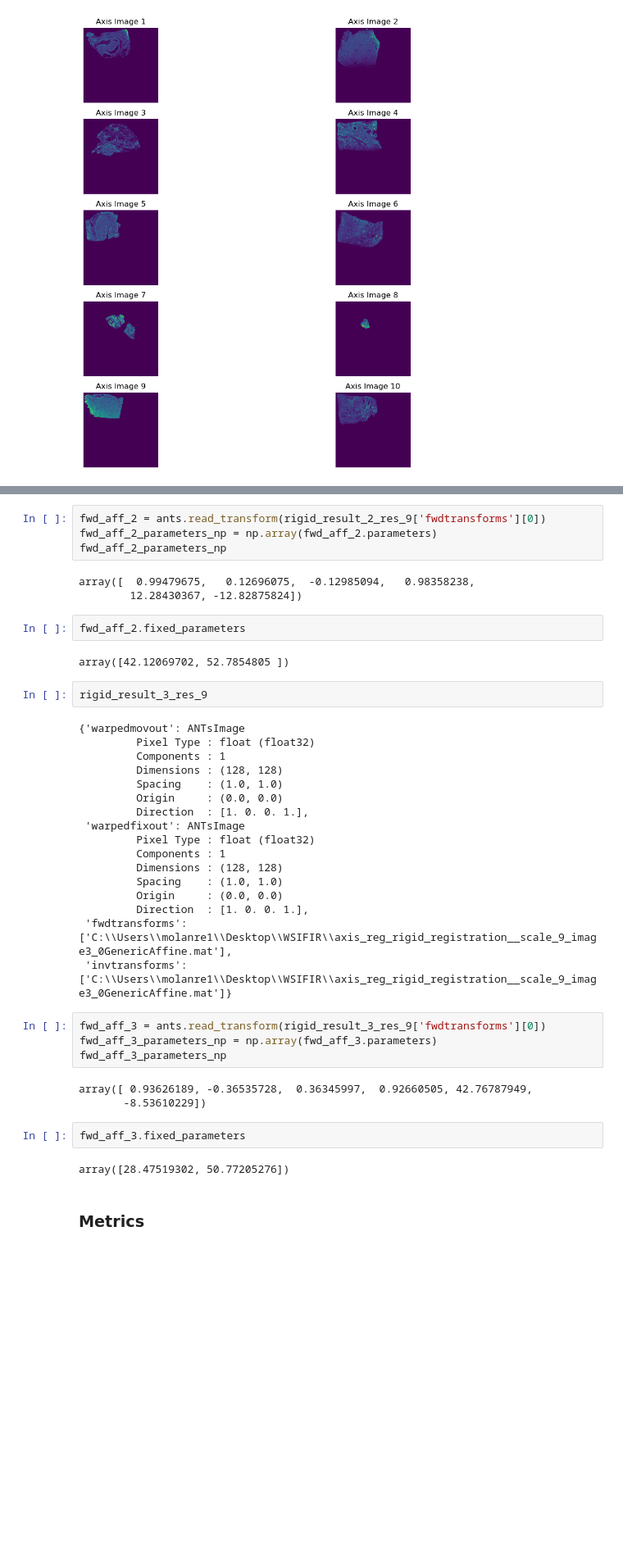
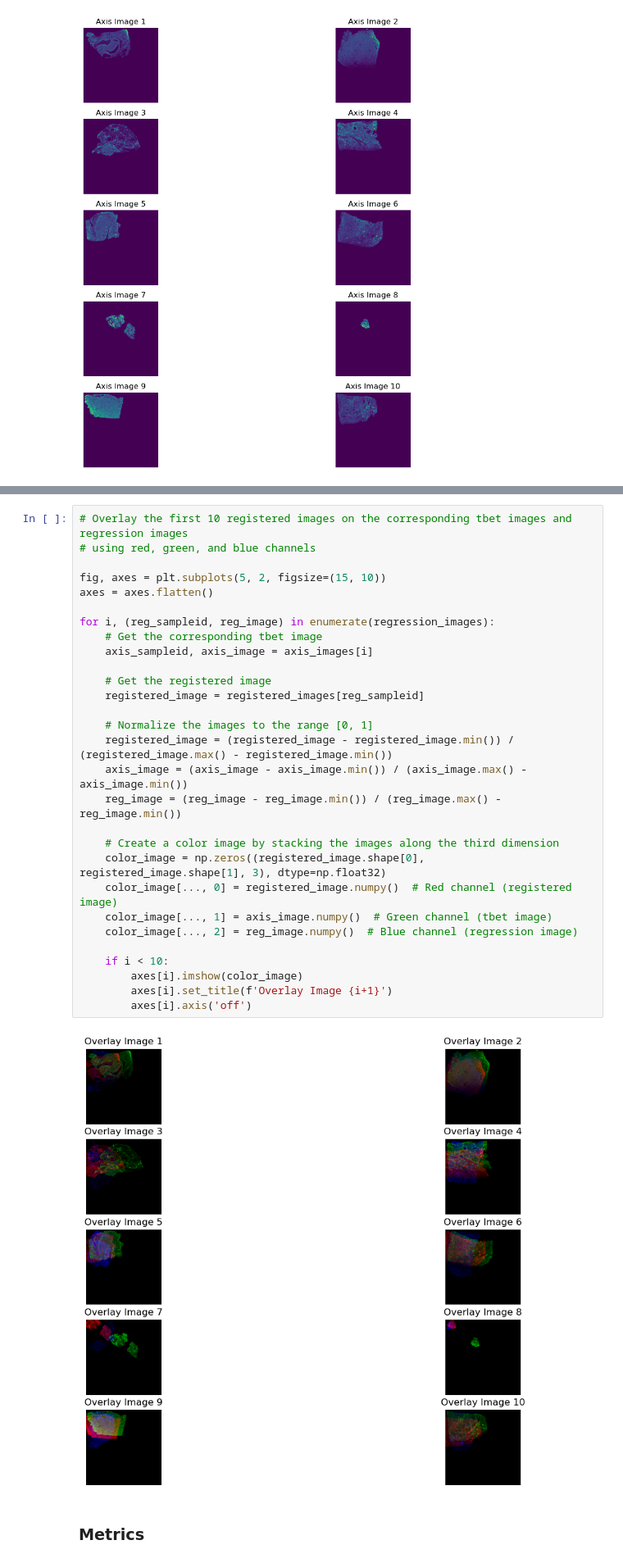
Before and after one commit to Olamiknight/WSIFIR, a Jupyter notebook: Axis_Reg_Registration.ipynb, the cells around one changed output, grey strips where cells are left out. Shown at 82% size. Saved outputs shown, nothing was run; the diff lists cells and outputs as text; blank space fills up the shorter version.

```diff
--- a/Axis_Reg_Registration.ipynb
+++ b/Axis_Reg_Registration.ipynb
@@ -478,43 +449,33 @@ rigid_result_1_res_9
-# %%
-fwd_aff_2 = ants.read_transform(rigid_result_2_res_9['fwdtransforms'][0])
-fwd_aff_2_parameters_np = np.array(fwd_aff_2.parameters)
-fwd_aff_2_parameters_np
-# %% [output]
-array([  0.99479675,   0.12696075,  -0.12985094,   0.98358238,
-        12.28430367, -12.82875824])
-# %%
-fwd_aff_2.fixed_parameters
-# %% [output]
-array([42.12069702, 52.7854805 ])
-# %%
-rigid_result_3_res_9
-# %% [output]
-{'warpedmovout': ANTsImage
-         Pixel Type : float (float32)
-         Components : 1
-         Dimensions : (128, 128)
-         Spacing    : (1.0, 1.0)
-         Origin     : (0.0, 0.0)
-         Direction  : [1. 0. 0. 1.],
- 'warpedfixout': ANTsImage
-         Pixel Type : float (float32)
-         Components : 1
-         Dimensions : (128, 128)
-         Spacing    : (1.0, 1.0)
-         Origin     : (0.0, 0.0)
-         Direction  : [1. 0. 0. 1.],
- 'fwdtransforms': ['C:\\Users\\molanre1\\Desktop\\WSIFIR\\axis_reg_rigid_registration__scale_9_image3_0GenericAffine.mat'],
- 'invtransforms': ['C:\\Users\\molanre1\\Desktop\\WSIFIR\\axis_reg_rigid_registration__scale_9_image3_0GenericAffine.mat']}
-# %%
-fwd_aff_3 = ants.read_transform(rigid_result_3_res_9['fwdtransforms'][0])
-fwd_aff_3_parameters_np = np.array(fwd_aff_3.parameters)
-fwd_aff_3_parameters_np
-# %% [output]
-array([ 0.93626189, -0.36535728,  0.36345997,  0.92660505, 42.76787949,
-       -8.53610229])
-# %%
-fwd_aff_3.fixed_parameters
-# %% [output]
-array([28.47519302, 50.77205276])
+# %%
+# Overlay the first 10 registered images on the corresponding tbet images and regression images
+# using red, green, and blue channels
+
+fig, axes = plt.subplots(5, 2, figsize=(15, 10))
+axes = axes.flatten()
+
+for i, (reg_sampleid, reg_image) in enumerate(regression_images):
+    # Get the corresponding tbet image
+    axis_sampleid, axis_image = axis_images[i]
+
+    # Get the registered image
+    registered_image = registered_images[reg_sampleid]
+
+    # Normalize the images to the range [0, 1]
+    registered_image = (registered_image - registered_image.min()) / (registered_image.max() - registered_image.min())
+    axis_image = (axis_image - axis_image.min()) / (axis_image.max() - axis_image.min())
+    reg_image = (reg_image - reg_image.min()) / (reg_image.max() - reg_image.min())
+
+    # Create a color image by stacking the images along the third dimension
+    color_image = np.zeros((registered_image.shape[0], registered_image.shape[1], 3), dtype=np.float32)
+    color_image[..., 0] = registered_image.numpy()  # Red channel (registered image)
+    color_image[..., 1] = axis_image.numpy()  # Green channel (tbet image)
+    color_image[..., 2] = reg_image.numpy()  # Blue channel (regression image)
+
+    if i < 10:
+        axes[i].imshow(color_image)
+        axes[i].set_title(f'Overlay Image {i+1}')
+        axes[i].axis('off')
+# %% [output]
+[figure, added]
 # %% [markdown]
 ### Metrics
```
Also changed, not shown: parts of 23 cells of this notebook, 1 other file.
